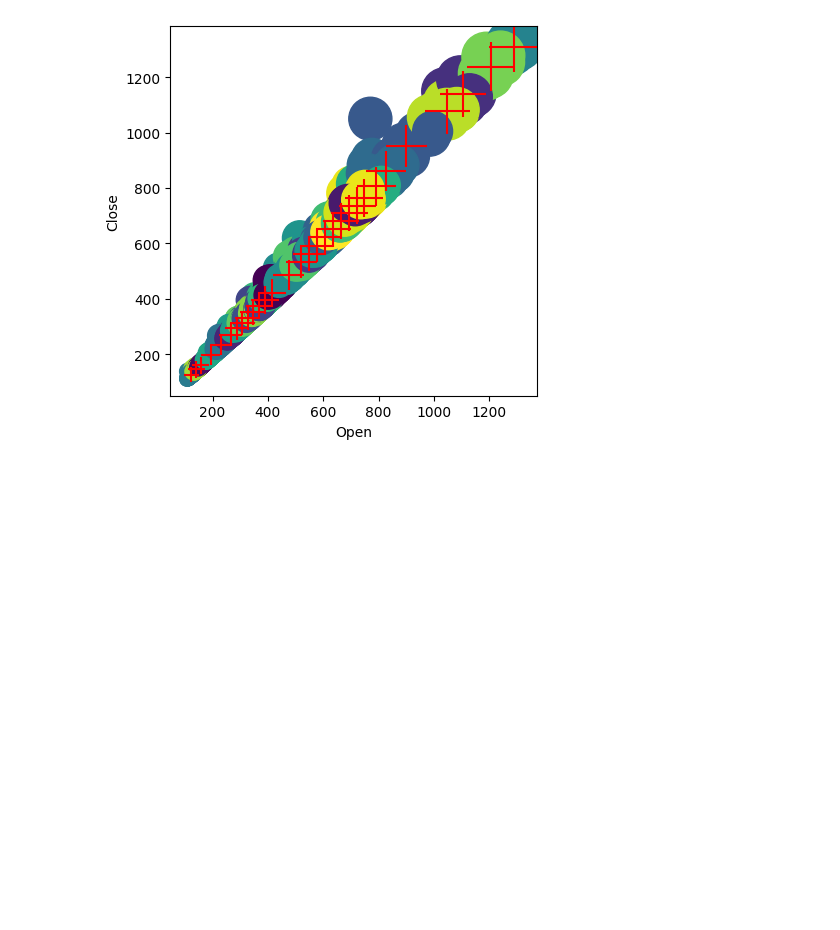
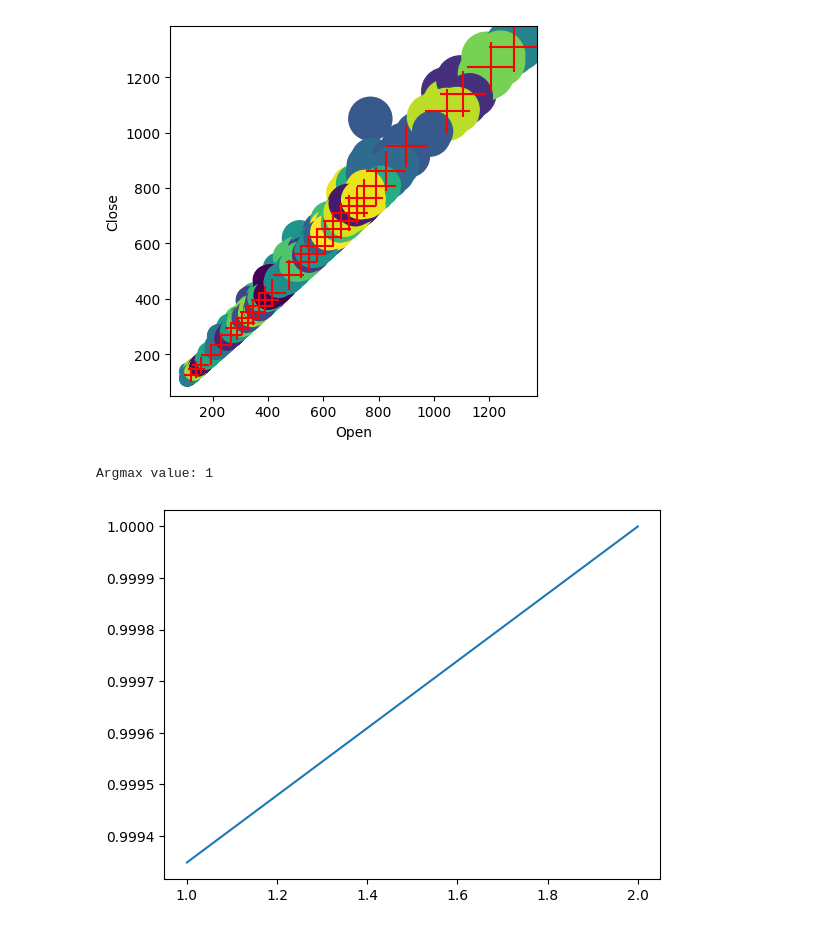
Before and after one commit to 44-566-Machine-Learning-S24/ml-s24-project-MogaparthiGanga, a Jupyter notebook: clustering.ipynb, the cells around one changed output. Saved outputs shown, nothing was run; the diff lists cells and outputs as text; code cells hidden in the pictures; blank space fills up the shorter version.

Commit message:
added Dimensional analysis

```diff
--- a/clustering.ipynb
+++ b/clustering.ipynb
@@ -97,3 +97,26 @@ Assignments:  [ 8  8  8 ... 28 28 28]
 [figure]
 [figure]
 [figure]
+# %%
+# Performing Dimensional Analysis
+from sklearn.decomposition import PCA
+from sklearn.preprocessing import StandardScaler
+import numpy as np
+
+X = df[["Open", "High"]]
+X = StandardScaler().fit_transform(X)
+y = df['Close']
+pca = PCA()
+X   = pca.fit_transform(X)
+
+cumulativeSums = np.cumsum(pca.explained_variance_ratio_)
+d = np.argmax(cumulativeSums >= 0.95) + 1
+
+print('Argmax value:',d)
+import matplotlib.pyplot as plt
+value = [i+1 for i in range(0,len(cumulativeSums))]
+plt.plot(value, cumulativeSums)
+plt.show()
+# %% [output]
+Argmax value: 1
+[figure, added]
```
